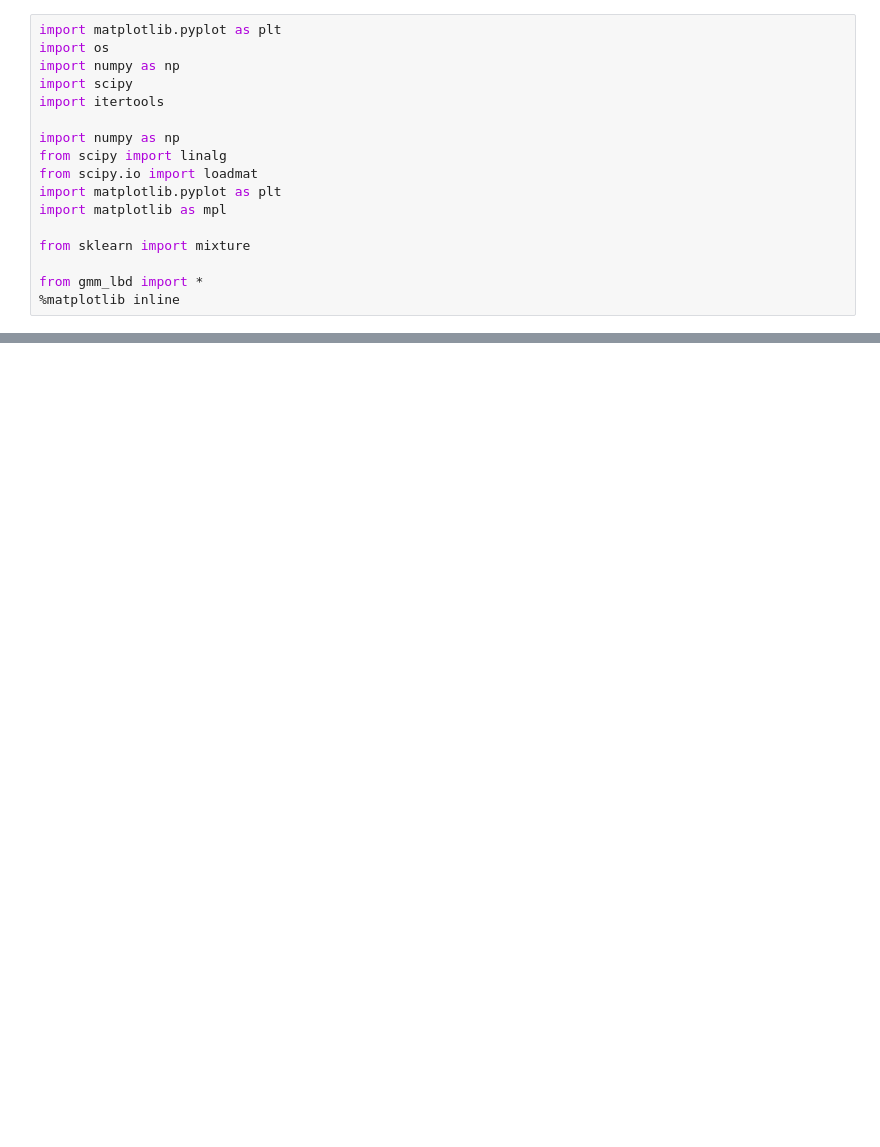
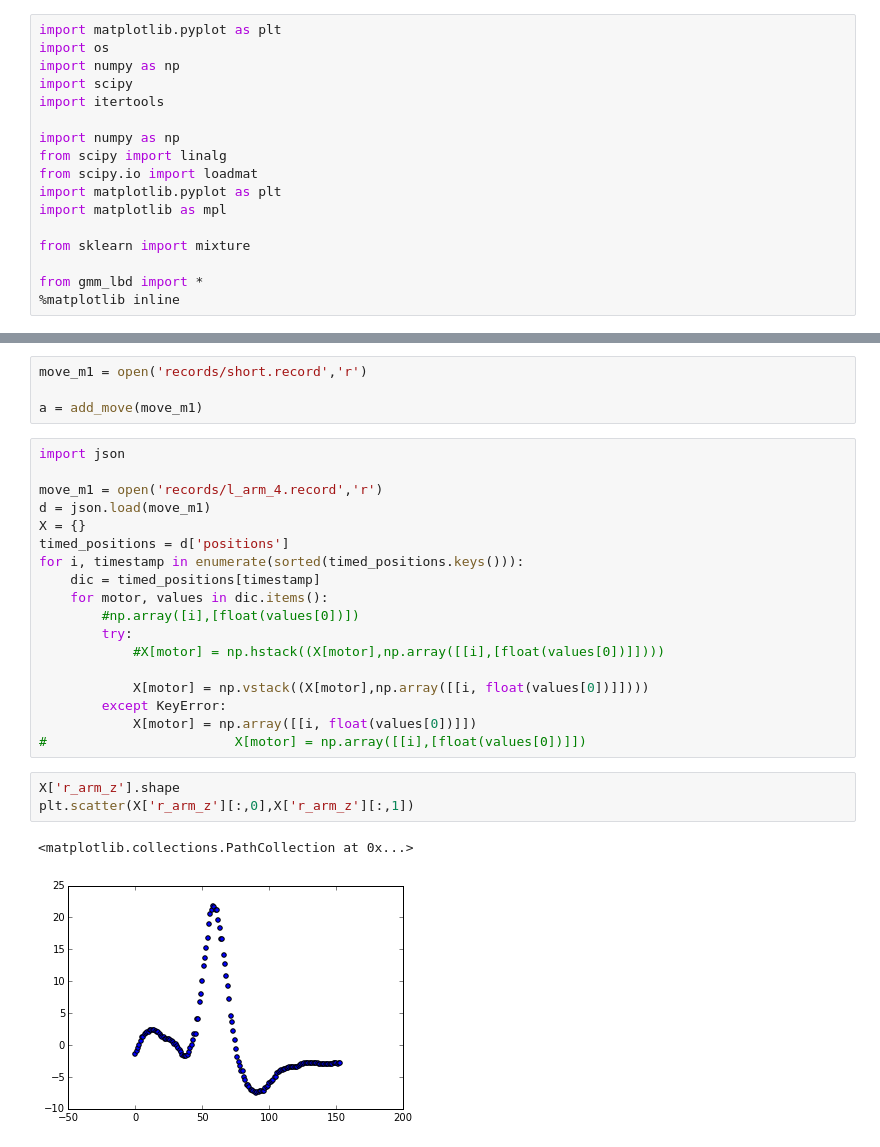
Before and after one commit to show0k/gmm-lbd, a Jupyter notebook: notebooks/data_generation_tests.ipynb, the cells around one changed output, grey strips where cells are left out. Saved outputs shown, nothing was run; the diff lists cells and outputs as text; blank space fills up the shorter version.

Commit message:
clean code and rewrite record import

```diff
--- a/notebooks/data_generation_tests.ipynb
+++ b/notebooks/data_generation_tests.ipynb
@@ -70,0 +108,28 @@ plt.scatter(X[:, 0], X[:, 1], .8)
+# %%
+move_m1 = open('records/short.record','r')
+
+a = add_move(move_m1)
+# %%
+import json
+
+move_m1 = open('records/l_arm_4.record','r')
+d = json.load(move_m1)
+X = {}
+timed_positions = d['positions']
+for i, timestamp in enumerate(sorted(timed_positions.keys())):
+    dic = timed_positions[timestamp]
+    for motor, values in dic.items():
+        #np.array([i],[float(values[0])])
+        try:
+            #X[motor] = np.hstack((X[motor],np.array([[i],[float(values[0])]])))
+
+            X[motor] = np.vstack((X[motor],np.array([[i, float(values[0])]])))
+        except KeyError:
+            X[motor] = np.array([[i, float(values[0])]])
+#                        X[motor] = np.array([[i],[float(values[0])]])
+# %%
+X['r_arm_z'].shape
+plt.scatter(X['r_arm_z'][:,0],X['r_arm_z'][:,1])
+# %% [output]
+<matplotlib.collections.PathCollection at 0x...>
+[figure, added]
```
Also changed, not shown: parts of 11 cells of this notebook, 2 other files.
